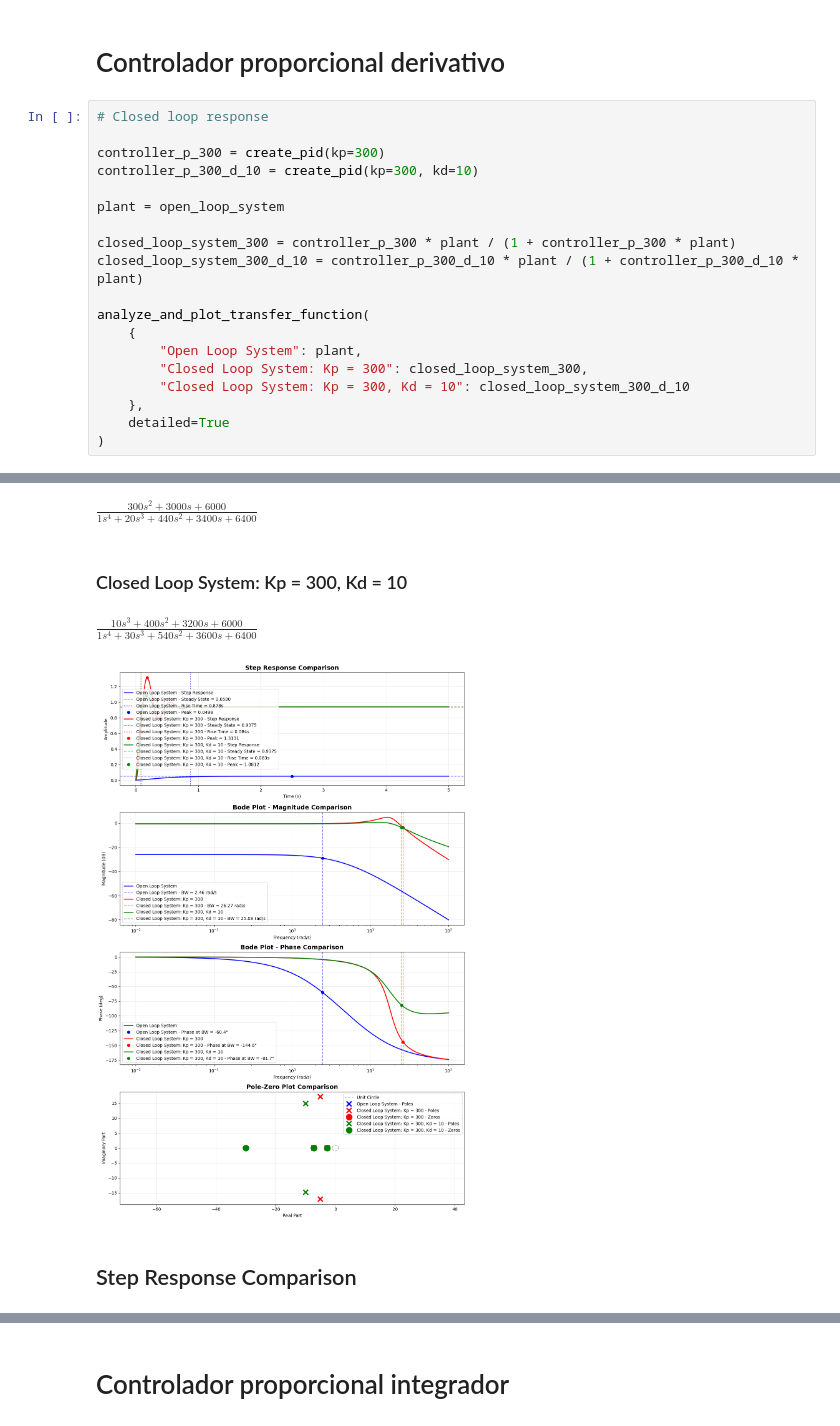
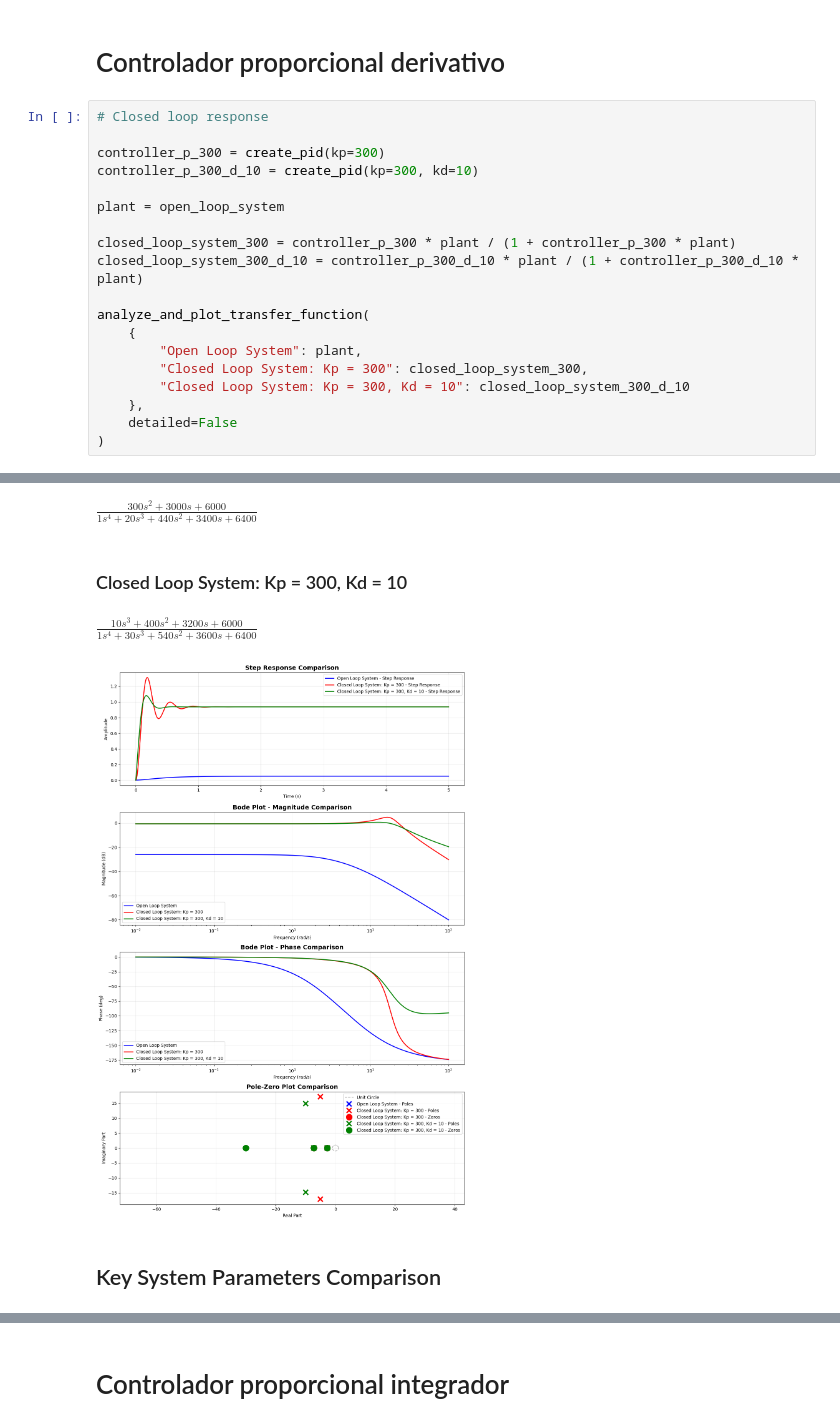
Before and after one commit to joaomariolago/ifsc-control-systems, a Jupyter notebook: control_systems_1/task/effects-of-pid-actions/resolution.ipynb, the cells around one changed output, grey strips where cells are left out. Drawn from its saved outputs; the diff is of its cells as text.

```diff
--- a/control_systems_1/task/effects-of-pid-actions/resolution.ipynb
+++ b/control_systems_1/task/effects-of-pid-actions/resolution.ipynb
@@ -650,31 +745,31 @@ $\displaystyle \frac{1000s^2 + 10000s + 20000}{1s^4 + 20s^3 + 1140s^2 + 10400s +
 # %%
 # Closed loop response
 
 controller_p_300 = create_pid(kp=300)
 controller_p_300_d_10 = create_pid(kp=300, kd=10)
 
 plant = open_loop_system
 
 closed_loop_system_300 = controller_p_300 * plant / (1 + controller_p_300 * plant)
 closed_loop_system_300_d_10 = controller_p_300_d_10 * plant / (1 + controller_p_300_d_10 * plant)
 
 analyze_and_plot_transfer_function(
 	{
 		"Open Loop System": plant,
 		"Closed Loop System: Kp = 300": closed_loop_system_300,
 		"Closed Loop System: Kp = 300, Kd = 10": closed_loop_system_300_d_10
 	},
-	detailed=True
+	detailed=False
 )
 # %% [output]
 ## Transfer Functions
 ### Open Loop System
 $\displaystyle \frac{1}{1s^2 + 10s + 20}$
 ### Closed Loop System: Kp = 300
 $\displaystyle \frac{300s^2 + 3000s + 6000}{1s^4 + 20s^3 + 440s^2 + 3400s + 6400}$
 ### Closed Loop System: Kp = 300, Kd = 10
 $\displaystyle \frac{10s^3 + 400s^2 + 3200s + 6000}{1s^4 + 30s^3 + 540s^2 + 3600s + 6400}$
-[figure, old version]
+[figure, new version]
-## Step Response Comparison
+## Key System Parameters Comparison
 | Parameter | Unit | Open Loop System | Closed Loop System: Kp = 300 | Closed Loop System: Kp = 300, Kd = 10 |
 |-----------|------|------|------|------|
```
Also changed, not shown: parts of 5 cells of this notebook.
